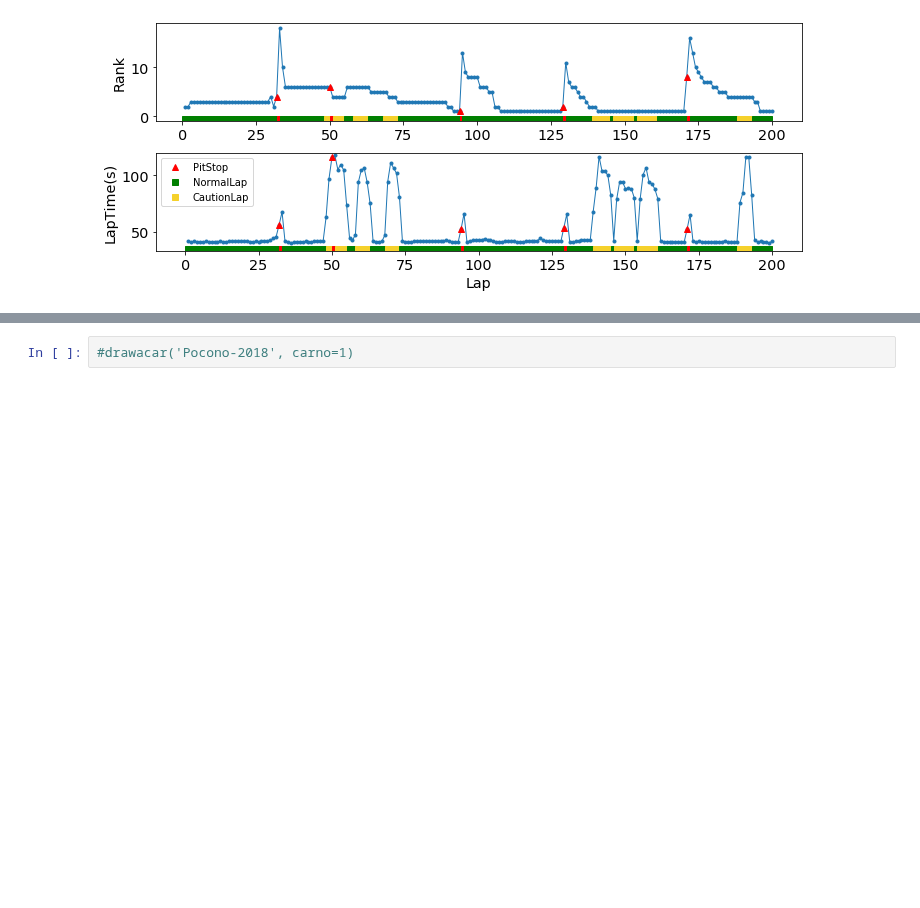
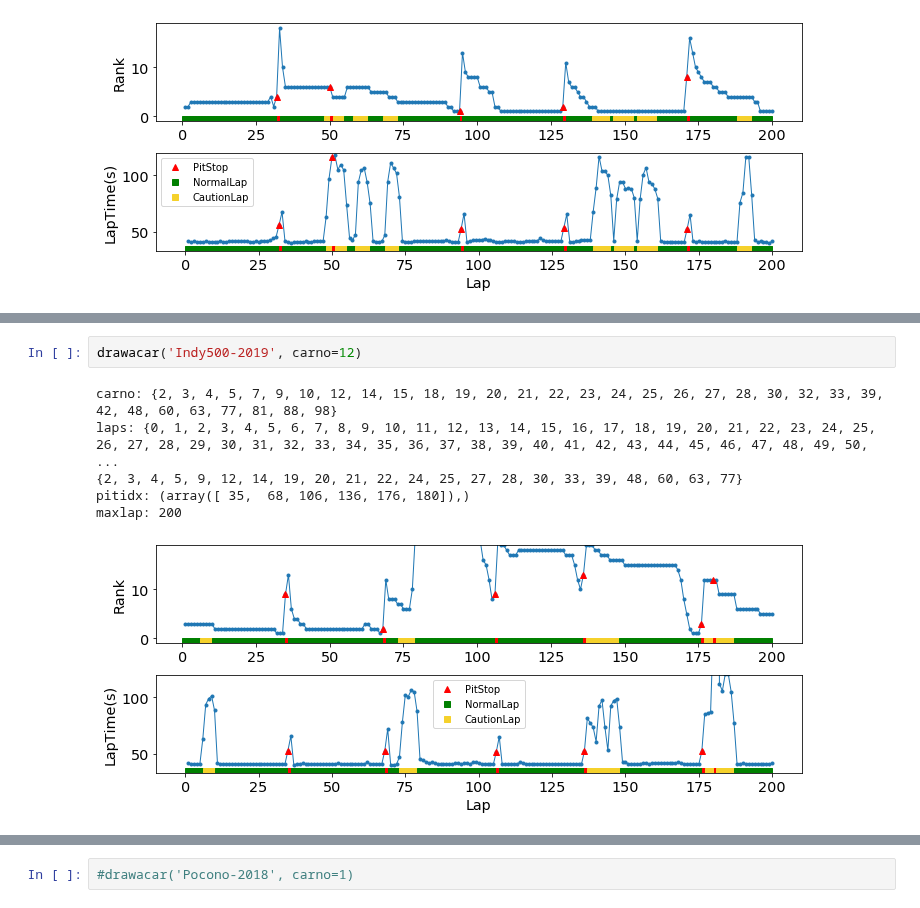
Before and after one commit to DSC-SPIDAL/rankpredictor, a Jupyter notebook: run/22.PaperFinal/notebook/PaperFigs-2b-5.ipynb, the cells around one changed output, grey strips where cells are left out. Saved outputs shown, nothing was run; the diff lists cells and outputs as text; blank space fills up the shorter version.

```diff
--- a/run/22.PaperFinal/notebook/PaperFigs-2b-5.ipynb
+++ b/run/22.PaperFinal/notebook/PaperFigs-2b-5.ipynb
@@ -120,0 +130,9 @@ maxlap: 200
+# %%
+drawacar('Indy500-2019', carno=12)
+# %% [output]
+carno: {2, 3, 4, 5, 7, 9, 10, 12, 14, 15, 18, 19, 20, 21, 22, 23, 24, 25, 26, 27, 28, 30, 32, 33, 39, 42, 48, 60, 63, 77, 81, 88, 98}
+laps: {0, 1, 2, 3, 4, 5, 6, 7, 8, 9, 10, 11, 12, 13, 14, 15, 16, 17, 18, 19, 20, 21, 22, 23, 24, 25, 26, 27, 28, 29, 30, 31, 32, 33, 34, 35, 36, 37, 38, 39, 40, 41, 42, 43, 44, 45, 46, 47, 48, 49, 50, ...
+{2, 3, 4, 5, 9, 12, 14, 19, 20, 21, 22, 24, 25, 27, 28, 30, 33, 39, 48, 60, 63, 77}
+pitidx: (array([ 35,  68, 106, 136, 176, 180]),)
+maxlap: 200
+[figure, added]
```
Also changed, not shown: parts of 4 cells of this notebook, 4 other files.
